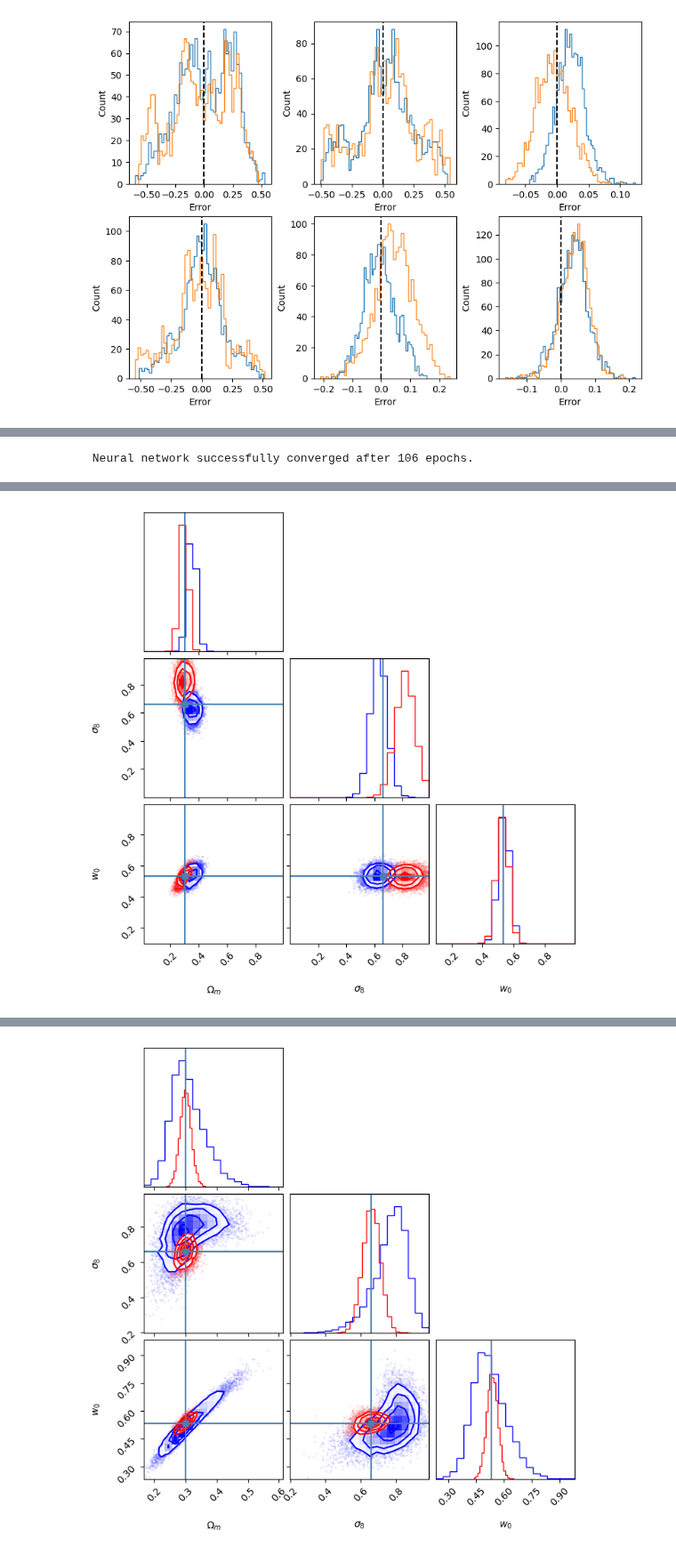
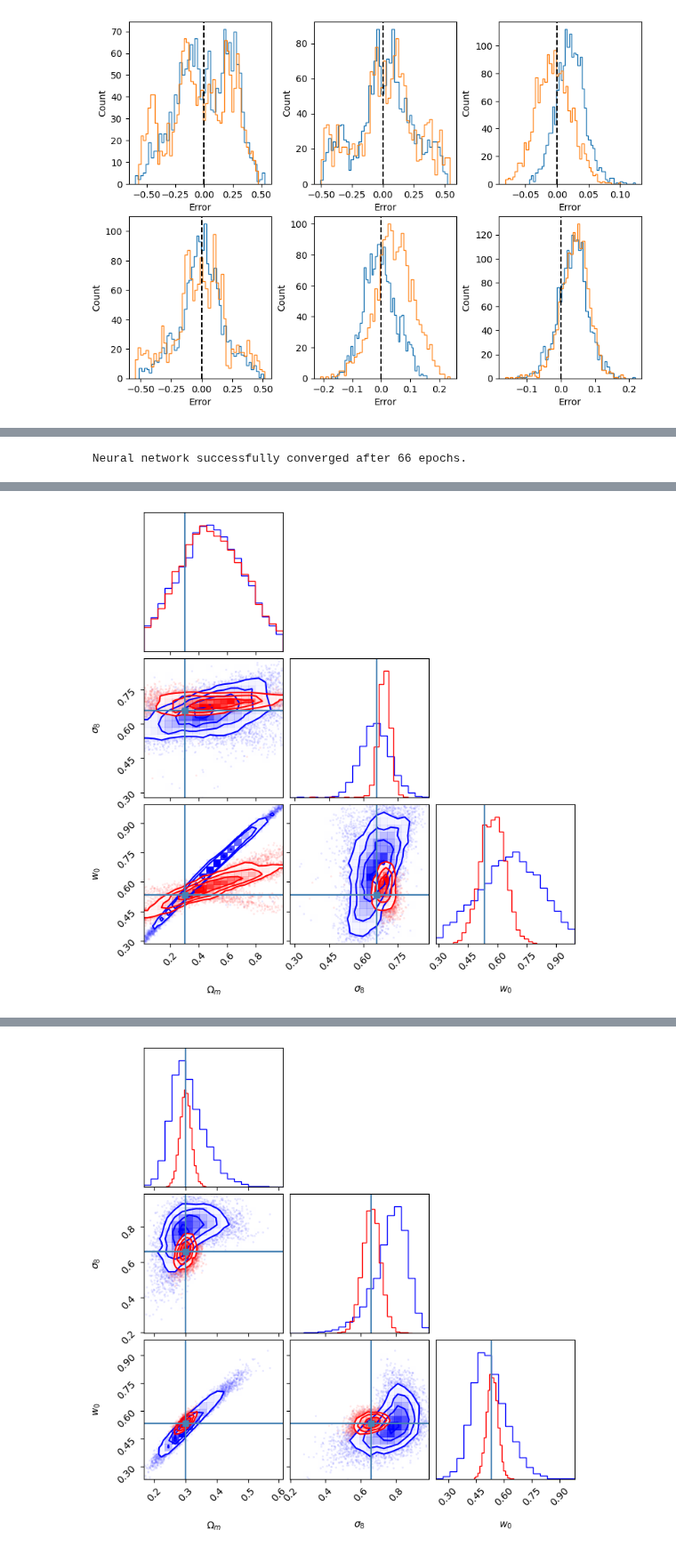
Before and after one commit to shubhagrawal30/ViT_weak_lensing, a Jupyter notebook: notebooks/sbi.ipynb, the cells around one changed output, grey strips where cells are left out. Shown at 89% size. Drawn from its saved outputs; the diff is of its cells as text; code cells hidden in the pictures.

```diff
--- a/notebooks/sbi.ipynb
+++ b/notebooks/sbi.ipynb
@@ -102,7 +102,7 @@ resnet_labels, resnet_preds = resnet_labels[inds], resnet_preds[inds]
 # %%
 prior = utils.BoxUniform(low=np.min(vit_labels, axis=0), high=np.max(vit_labels, axis=0))
 proposal = prior
-inference = SNPE(prior=prior, density_estimator=utils.posterior_nn(model='maf',
+inference = SNPE(prior=prior, density_estimator=utils.posterior_nn(model='made',
                                                 hidden_features=50,
                                                 num_transforms=4))
 theta, x = torch.FloatTensor(vit_labels), torch.FloatTensor(vit_preds)
@@ -110,7 +110,7 @@ density_estimator = inference.append_simulations(theta, x).train()
 posterior_vit = inference.build_posterior(density_estimator)
 
 proposal = prior
-inference = SNPE(prior=prior, density_estimator=utils.posterior_nn(model='maf',
+inference = SNPE(prior=prior, density_estimator=utils.posterior_nn(model='made',
                                                 hidden_features=50,
                                                 num_transforms=4))
 
@@ -118,13 +118,13 @@ theta, x = torch.FloatTensor(resnet_labels), torch.FloatTensor(resnet_preds)
 density_estimator = inference.append_simulations(theta, x).train()
 posterior_resnet = inference.build_posterior(density_estimator)
 # %% [output]
- Neural network successfully converged after 106 epochs.
+ Neural network successfully converged after 66 epochs.
 # %%
 posterior_samples_vit = posterior_vit.set_default_x(x_0_vit).sample((10000,), x=x_0_vit)
 posterior_samples_resnet = posterior_resnet.set_default_x(x_0_resnet).sample((10000,), x=x_0_resnet)
 # %%
 fig = corner.corner(np.array(posterior_samples_vit), truths=true, labels=[r"$\Omega_m$", r"$\sigma_8$", r"$w_0$"],
-                    color="blue", range=np.array([np.min(vit_labels, axis=0), np.max(vit_labels, axis=0)]).T)
+                    color="blue")
 fig = corner.corner(np.array(posterior_samples_resnet), truths=true, labels=[r"$\Omega_m$", r"$\sigma_8$", r"$w_0$"],
-                    fig=fig, color="red", range=np.array([np.min(vit_labels, axis=0), np.max(vit_labels, axis=0)]).T)
+                    fig=fig, color="red")
 # %% [output]
@@ -133 +131 @@ WARNING:root:Too few points to create valid contours
-[figure, old version]
+[figure, new version]
```
Also changed, not shown: parts of 4 cells of this notebook, 5 other files.
